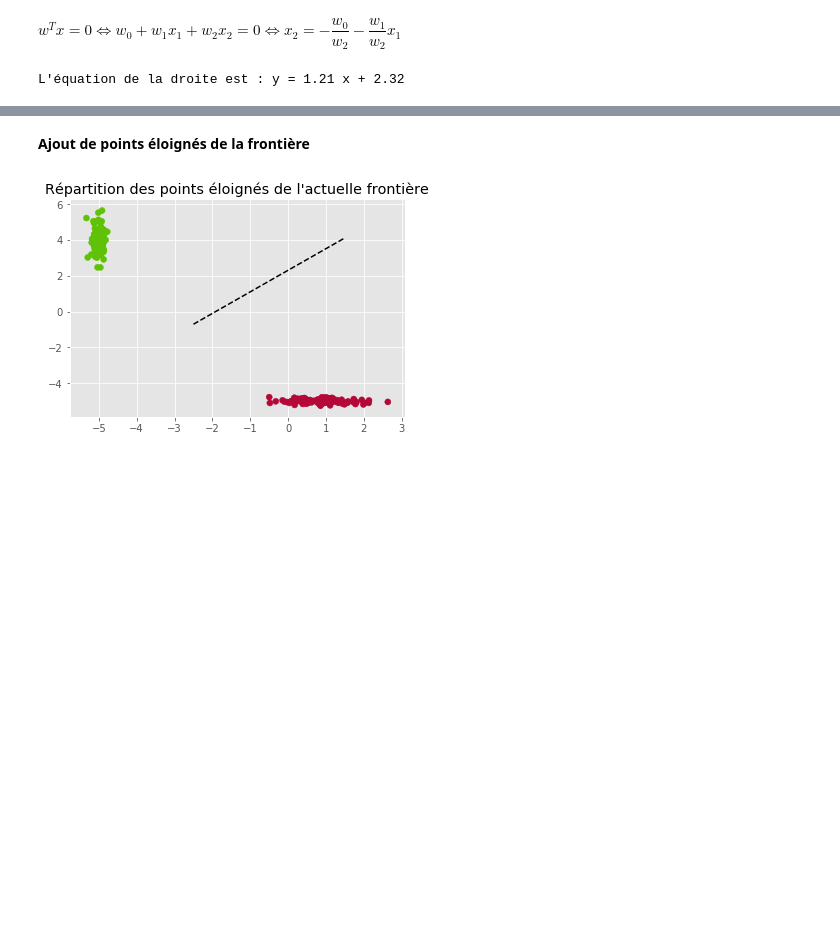
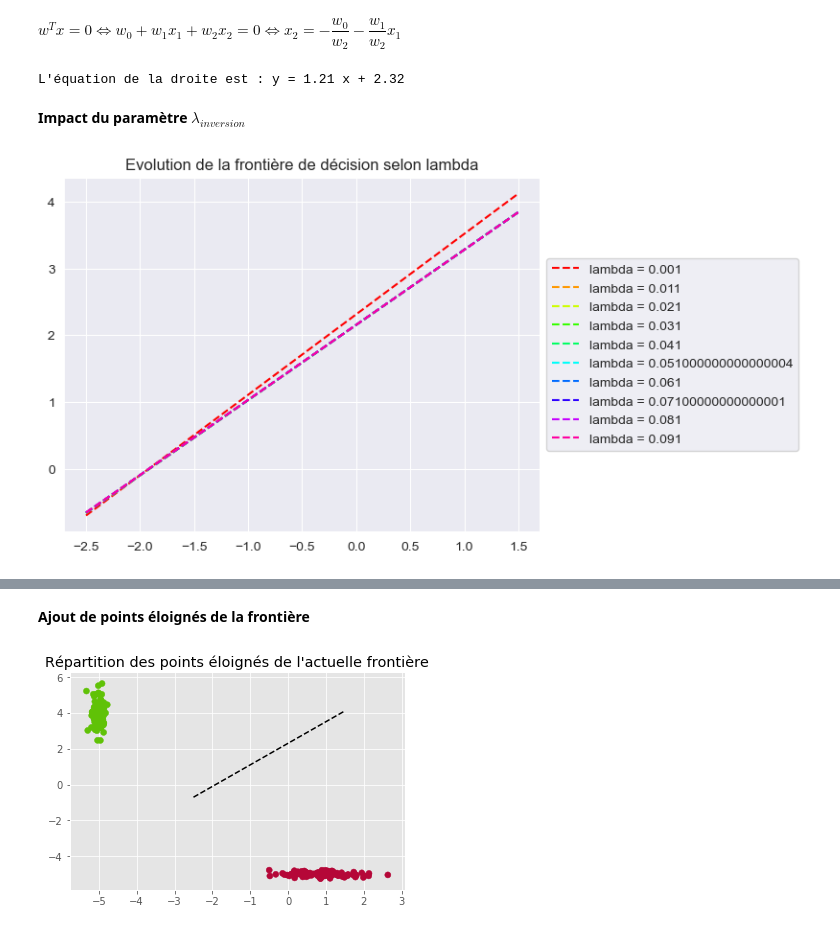
Before and after one commit to VictorCilleros/ML, a Jupyter notebook: TP3_archive/TP3_logistic_regression.ipynb, the cells around one changed output, grey strips where cells are left out. Drawn from its saved outputs; the diff is of its cells as text; code cells hidden in the pictures; blank space fills up the shorter version.

Commit message:
Impact lambda
Affichage impact choix de lambda.

```diff
--- a/TP3_archive/TP3_logistic_regression.ipynb
+++ b/TP3_archive/TP3_logistic_regression.ipynb
@@ -185,3 +185,25 @@ b = -w[0]/w[2]
 print(f"L'équation de la droite est : y = {round(a,2)} x + {round(b,2)}")
 # %% [output]
 L'équation de la droite est : y = 1.21 x + 2.32
+# %% [markdown]
+**Impact du paramètre $\lambda_{inversion}$**
+# %%
+# Code get_cmap pris sur stackOverflow
+def get_cmap(n, name='hsv'):
+    '''Returns a function that maps each index in 0, 1, ..., n-1 to a distinct
+    RGB color; the keyword argument name must be a standard mpl colormap name.'''
+    return plt.cm.get_cmap(name, n)
+cmap=get_cmap(100)
+Lambda = 1e-3
+plt.figure()
+ax = plt.subplot(111)
+plt.title('Evolution de la frontière de décision selon lambda')
+for l in range(0,100,10):
+    w, Niter = regression_logistique(X, t,Nitermax = 50,eps_conv=1e-3,Lambda=Lambda+l*0.001)
+    x1 = np.linspace(-2.5,1.5,10)
+    x2 = (-w[0]-w[1]*x1)/w[2]
+    plt.plot(x1,x2,'k--',label='lambda = '+str(Lambda+l*0.001),c=cmap(l))
+ax.legend(loc='center left', bbox_to_anchor=(1, 0.5))
+plt.show()
+# %% [output]
+[figure, added]
```
Also changed, not shown: parts of 3 cells of this notebook.
